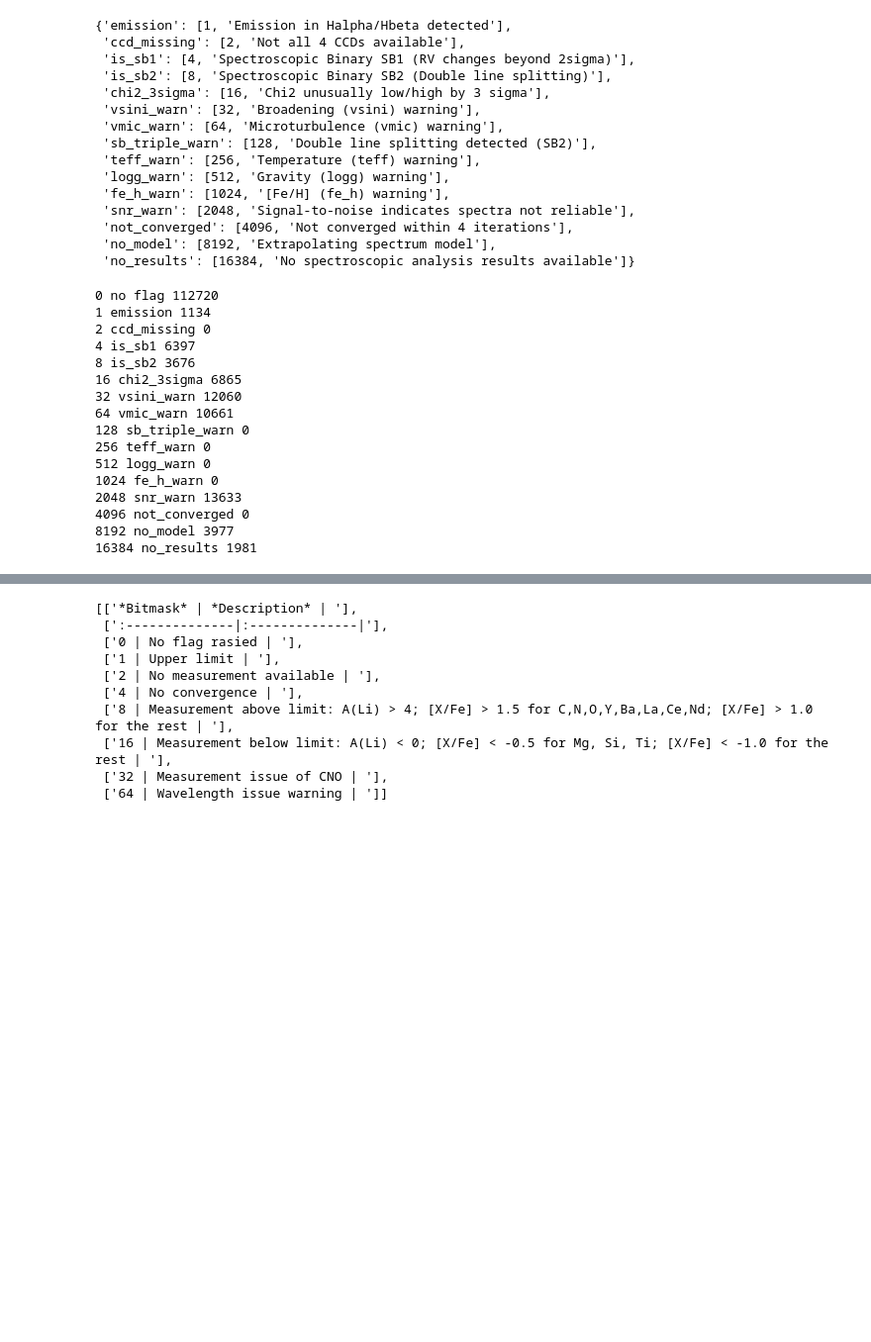
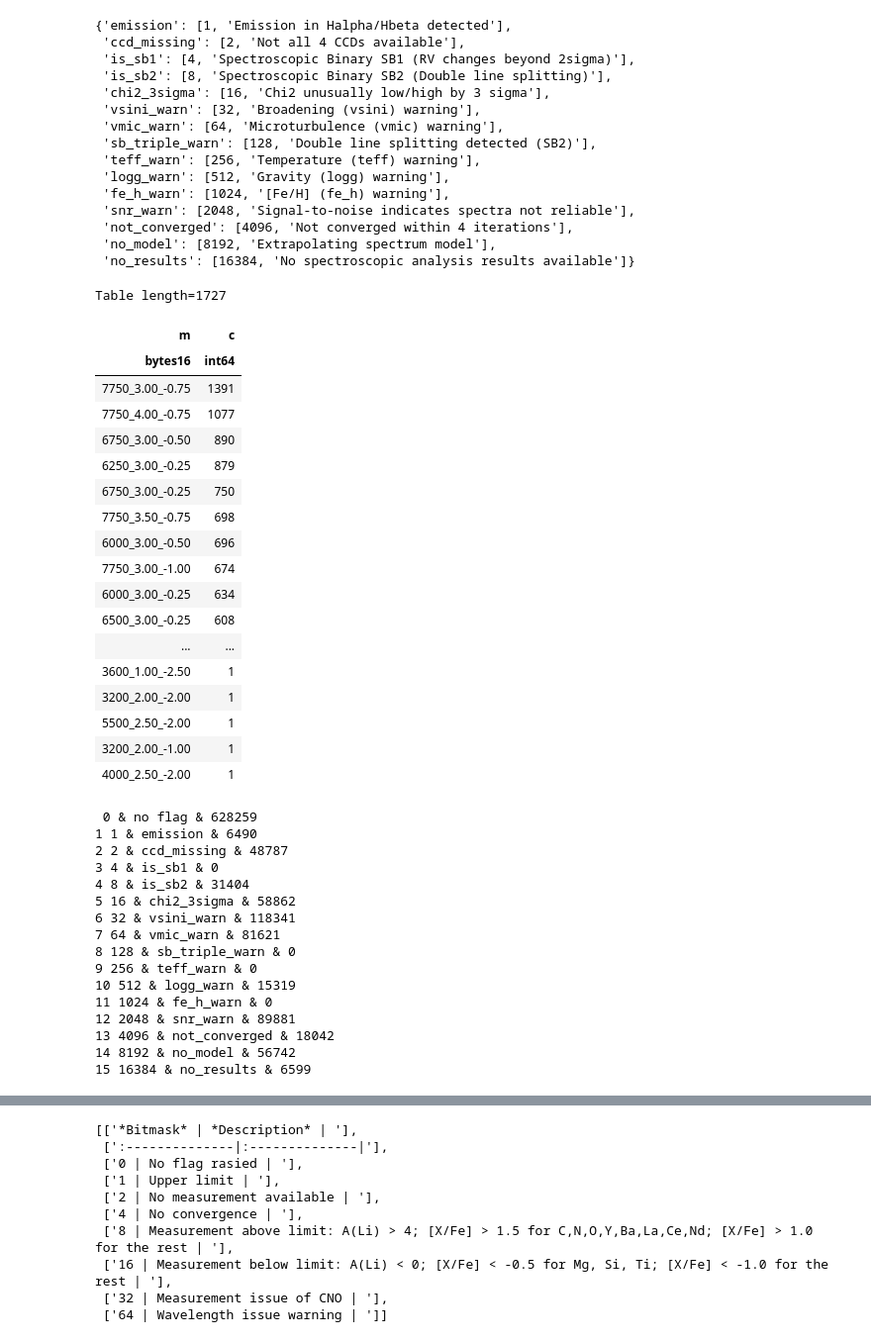
Before and after one commit to svenbuder/GALAH_DR4, a Jupyter notebook: catalogs/create_galah_dr4_allspec_and_allstar_catalogs.ipynb, the cells around one changed output, grey strips where cells are left out. Shown at 99% size. Cells and saved outputs as stored; diff of their text form; code cells hidden in the pictures; blank space fills up the shorter version.

```diff
--- a/catalogs/create_galah_dr4_allspec_and_allstar_catalogs.ipynb
+++ b/catalogs/create_galah_dr4_allspec_and_allstar_catalogs.ipynb
@@ -485,28 +490,61 @@ flag_sp_dictionary
  'not_converged': [4096, 'Not converged within 4 iterations'],
  'no_model': [8192, 'Extrapolating spectrum model'],
  'no_results': [16384, 'No spectroscopic analysis results available']}
+# %%
+no_model = (data['flag_sp'] & 8192 > 0)
+m,c = np.unique(data['closest_model'][no_model],return_counts=True)
+t = Table()
+t['m'] = m
+t['c'] = c
+t.sort('c',reverse=True)
+t
+# %% [output]
+Table length=1727
+| m | c |
+| bytes16 | int64 |
+| 7750_3.00_-0.75 | 1391 |
+| 7750_4.00_-0.75 | 1077 |
+| 6750_3.00_-0.50 | 890 |
+| 6250_3.00_-0.25 | 879 |
+| 6750_3.00_-0.25 | 750 |
+| 7750_3.50_-0.75 | 698 |
+| 6000_3.00_-0.50 | 696 |
+| 7750_3.00_-1.00 | 674 |
+| 6000_3.00_-0.25 | 634 |
+| 6500_3.00_-0.25 | 608 |
+| ... | ... |
+| 3600_1.00_-2.50 | 1 |
+| 3200_2.00_-2.00 | 1 |
+| 5500_2.50_-2.00 | 1 |
+| 3200_2.00_-1.00 | 1 |
+| 4000_2.50_-2.00 | 1 |
 # %%
+flag_list = []
 for flag in np.arange(0,16):
     if flag == 0:
         flag_raised = data['flag_sp'] == 0
-        print(0,'no flag',len(data['flag_sp'][flag_raised]))
+#         flag_list.append(['0 & No flag & '+str(len(data['flag_sp'][flag_raised]))+' \\'])
+        flag_list.append([0,'No flag',len(data['flag_sp'][flag_raised])])
+        print('',0,'&','no flag','&',len(data['flag_sp'][flag_raised]))
     else:
         flag_raised = (data['flag_sp'] & 2**(flag-1) > 0)
-        print(2**(flag-1),list(flag_sp_dictionary.keys())[flag-1],len(data['flag_sp'][flag_raised]))
+        flag_list.append([str(2**(flag-1)),list(flag_sp_dictionary.keys())[flag-1],len(data['flag_sp'][flag_raised])])
+        print(flag,2**(flag-1),'&', list(flag_sp_dictionary.keys())[flag-1],'&',len(data['flag_sp'][flag_raised]))
+flag_list = np.array(flag_list)
 # %% [output]
-0 no flag 112720
-1 emission 1134
-2 ccd_missing 0
-4 is_sb1 6397
-8 is_sb2 3676
-16 chi2_3sigma 6865
-32 vsini_warn 12060
-64 vmic_warn 10661
-128 sb_triple_warn 0
-256 teff_warn 0
-512 logg_warn 0
-1024 fe_h_warn 0
-2048 snr_warn 13633
-4096 not_converged 0
-8192 no_model 3977
-16384 no_results 1981
+ 0 & no flag & 628259
+1 1 & emission & 6490
+2 2 & ccd_missing & 48787
+3 4 & is_sb1 & 0
+4 8 & is_sb2 & 31404
+5 16 & chi2_3sigma & 58862
+6 32 & vsini_warn & 118341
+7 64 & vmic_warn & 81621
+8 128 & sb_triple_warn & 0
+9 256 & teff_warn & 0
+10 512 & logg_warn & 15319
+11 1024 & fe_h_warn & 0
+12 2048 & snr_warn & 89881
+13 4096 & not_converged & 18042
+14 8192 & no_model & 56742
+15 16384 & no_results & 6599
```
Also changed, not shown: parts of 16 cells of this notebook, 2 other files.
